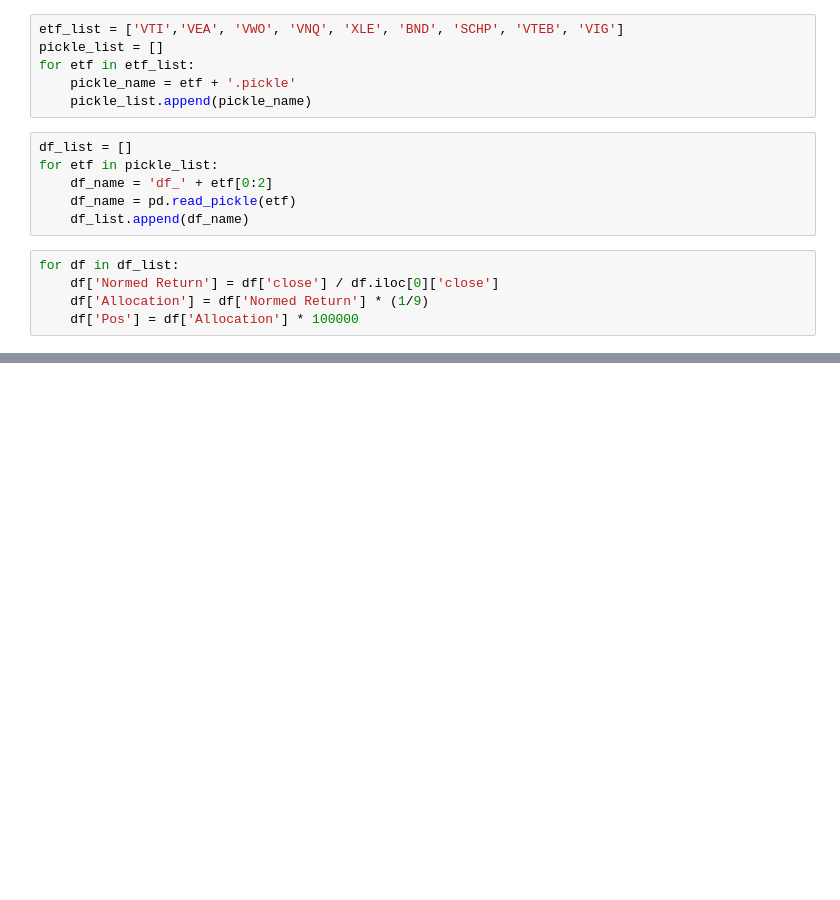
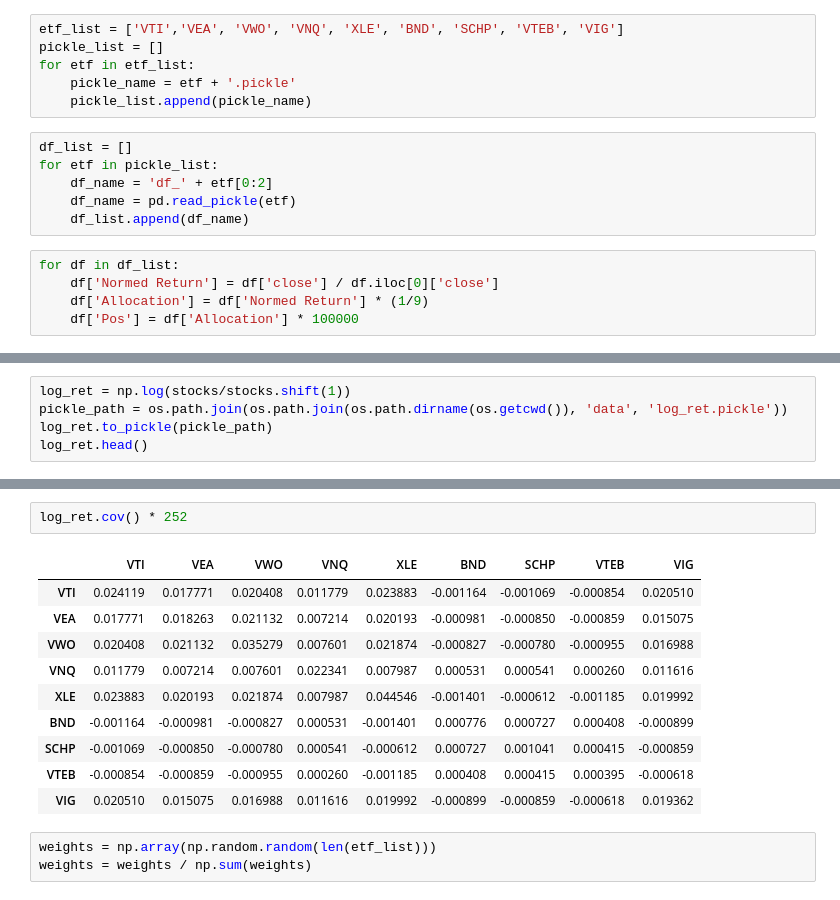
Before and after one commit to jacoblucas95/Portfolio-Optimizer, a Jupyter notebook: setup/data/optimizer_test.ipynb, the cells around one changed output, grey strips where cells are left out. Saved outputs shown, nothing was run; the diff lists cells and outputs as text; blank space fills up the shorter version.

```diff
--- a/setup/data/optimizer_test.ipynb
+++ b/setup/data/optimizer_test.ipynb
@@ -42,0 +93,5 @@ df_list
+# %%
+log_ret = np.log(stocks/stocks.shift(1))
+pickle_path = os.path.join(os.path.join(os.path.dirname(os.getcwd()), 'data', 'log_ret.pickle'))
+log_ret.to_pickle(pickle_path)
+log_ret.head()
@@ -42,0 +131,16 @@ df_list
+# %%
+log_ret.cov() * 252
+# %% [output]
+|  | VTI | VEA | VWO | VNQ | XLE | BND | SCHP | VTEB | VIG |
+| VTI | 0.024119 | 0.017771 | 0.020408 | 0.011779 | 0.023883 | -0.001164 | -0.001069 | -0.000854 | 0.020510 |
+| VEA | 0.017771 | 0.018263 | 0.021132 | 0.007214 | 0.020193 | -0.000981 | -0.000850 | -0.000859 | 0.015075 |
+| VWO | 0.020408 | 0.021132 | 0.035279 | 0.007601 | 0.021874 | -0.000827 | -0.000780 | -0.000955 | 0.016988 |
+| VNQ | 0.011779 | 0.007214 | 0.007601 | 0.022341 | 0.007987 | 0.000531 | 0.000541 | 0.000260 | 0.011616 |
+| XLE | 0.023883 | 0.020193 | 0.021874 | 0.007987 | 0.044546 | -0.001401 | -0.000612 | -0.001185 | 0.019992 |
+| BND | -0.001164 | -0.000981 | -0.000827 | 0.000531 | -0.001401 | 0.000776 | 0.000727 | 0.000408 | -0.000899 |
+| SCHP | -0.001069 | -0.000850 | -0.000780 | 0.000541 | -0.000612 | 0.000727 | 0.001041 | 0.000415 | -0.000859 |
+| VTEB | -0.000854 | -0.000859 | -0.000955 | 0.000260 | -0.001185 | 0.000408 | 0.000415 | 0.000395 | -0.000618 |
+| VIG | 0.020510 | 0.015075 | 0.016988 | 0.011616 | 0.019992 | -0.000899 | -0.000859 | -0.000618 | 0.019362 |
+# %%
+weights = np.array(np.random.random(len(etf_list)))
+weights = weights / np.sum(weights)
```
Also changed, not shown: parts of 18 cells of this notebook, 3 other files.
